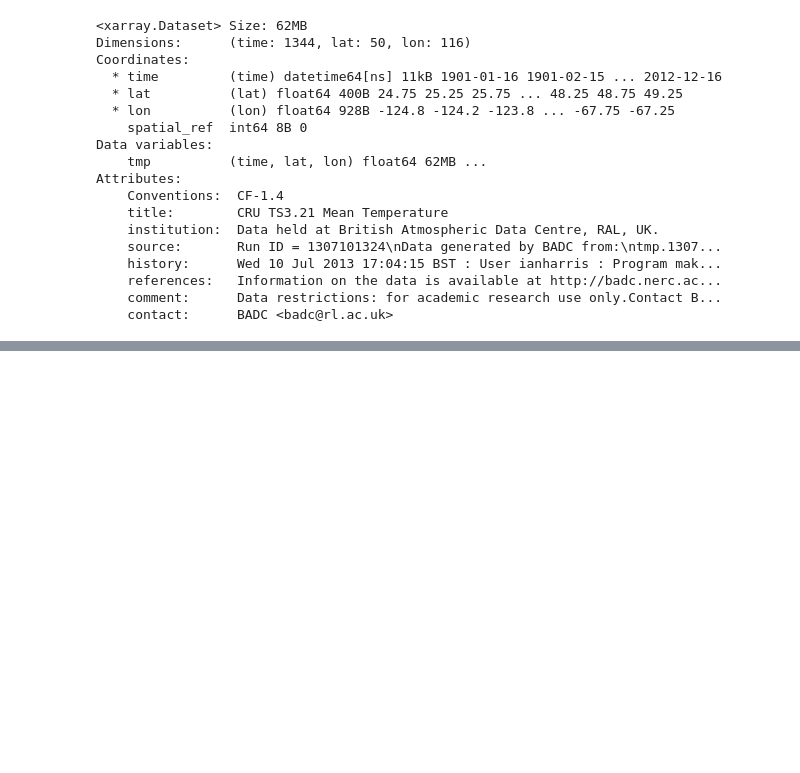
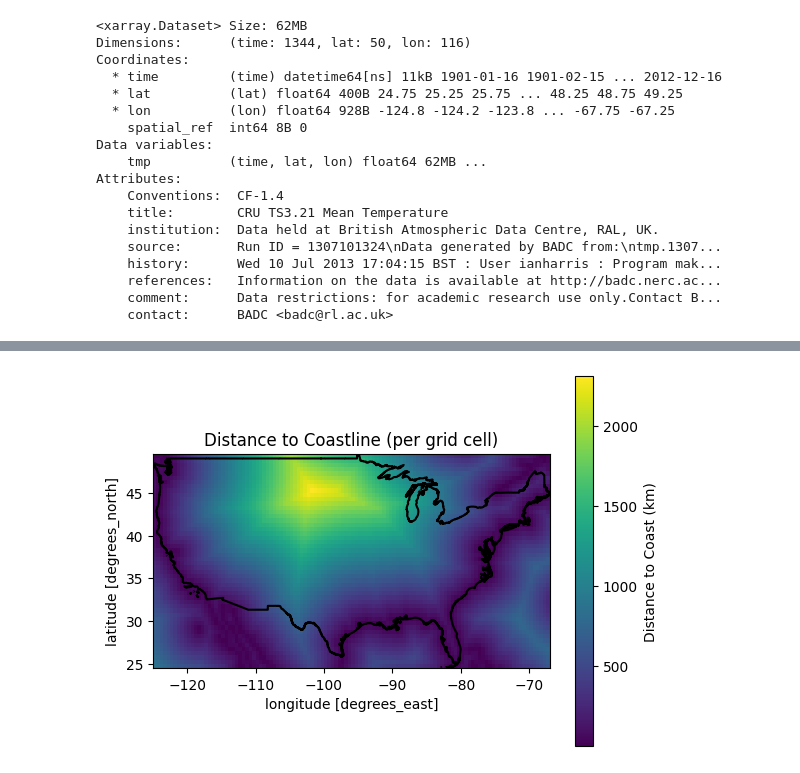
Before and after one commit to JacksonCDataScience/SRS_Project_2, a Jupyter notebook: Extracting--USA--data.ipynb, the cells around one changed output, grey strips where cells are left out. Cells and saved outputs as stored; diff of their text form; code cells hidden in the pictures; blank space fills up the shorter version.

```diff
--- a/Extracting--USA--data.ipynb
+++ b/Extracting--USA--data.ipynb
@@ -143,3 +150,41 @@ usa.boundary.plot(ax=plt.gca(), color="black")
+# %%
+# Step 1: Make 2D mesh of coordinates
+lon2d, lat2d = np.meshgrid(df_usa.lon.values, df_usa.lat.values)
+lon_flat = lon2d.ravel()
+lat_flat = lat2d.ravel()
+
+# Step 2: Vectorized GeoDataFrame
+pts = gpd.GeoDataFrame(
+    geometry=gpd.points_from_xy(lon_flat, lat_flat),
+    crs="EPSG:4326"
+).to_crs("EPSG:3857")  # meters
+
+# Step 3: Load coastline once
+coast = gpd.read_file("https://naciscdn.org/naturalearth/50m/physical/ne_50m_coastline.zip")
+coast = coast.cx[-130:-60, 15:60].to_crs("EPSG:3857")
+coast_union = coast.unary_union
+
+# Step 4: Vectorized distance calculation
+pts["dist_coast_m"] = pts.distance(coast_union)
+
+# Step 5: Reshape back to grid
+dist_coast_grid = pts["dist_coast_m"].values.reshape(lon2d.shape)
+# %%
+df_usa["distance_to_coast"] = (("lat", "lon"), dist_coast_grid / 1000)  # km
+# %%
+# Plot distance to coast (choose one “time” slice if needed, but it's 2D)
+df_usa.distance_to_coast.plot(
+    cmap="viridis",  # or "magma", "plasma", etc.
+    cbar_kwargs={"label": "Distance to Coast (km)"}
+)
+
+# Overlay US boundaries
+usa.boundary.plot(ax=plt.gca(), color="black")
+
+plt.title("Distance to Coastline (per grid cell)")
+plt.show()
+# %% [output]
+[figure, added]
 # %%
 df_usa.to_netcdf(
     "us_temp.nc",
```
Also changed, not shown: parts of 3 cells of this notebook.
